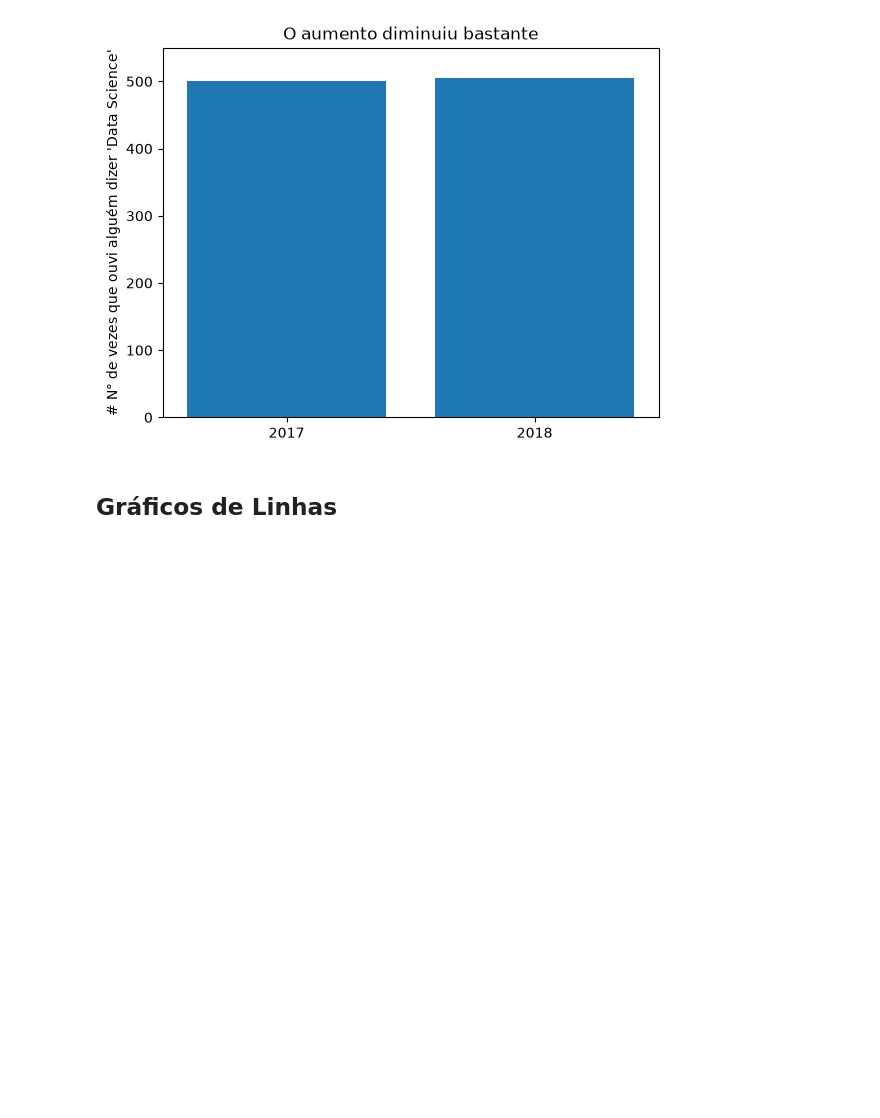
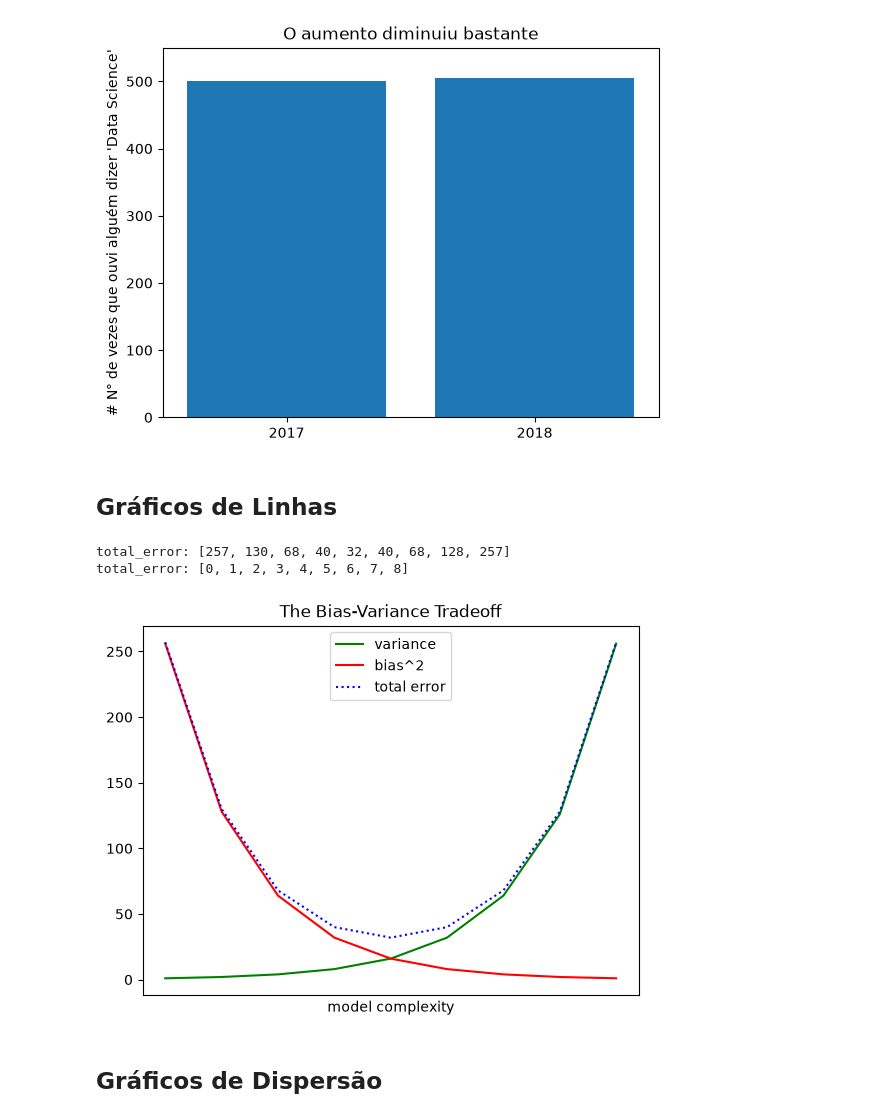
Before and after one commit to AndreLuis0106/data_science_do_zero, a Jupyter notebook: capitulo_3_visualizando_dados/cap_3.ipynb, the cells around one changed output. Saved outputs shown, nothing was run; the diff lists cells and outputs as text; code cells hidden in the pictures; blank space fills up the shorter version.

```diff
--- a/capitulo_3_visualizando_dados/cap_3.ipynb
+++ b/capitulo_3_visualizando_dados/cap_3.ipynb
@@ -74,3 +74,28 @@ plt.show()
 [figure]
 # %% [markdown]
 ## Gráficos de Linhas
+# %%
+variance = [1, 2, 4, 8, 16, 32, 64, 126, 256]
+bias_squared = [256, 128, 64, 32, 16, 8, 4, 2, 1]
+total_error = [x + y for x, y in zip(variance, bias_squared)]
+xs = [i for i, _ in enumerate(variance)]
+
+print(f"total_error: {total_error}")
+print(f"total_error: {xs}")
+# %% [output]
+total_error: [257, 130, 68, 40, 32, 40, 68, 128, 257]
+total_error: [0, 1, 2, 3, 4, 5, 6, 7, 8]
+# %%
+plt.plot(xs, variance, 'g-', label = "variance")
+plt.plot(xs, bias_squared, 'r-', label = "bias^2")
+plt.plot(xs, total_error, 'b:', label = "total error")
+
+plt.legend(loc=9)
+plt.xlabel("model complexity")
+plt.xticks([])
+plt.title("The Bias-Variance Tradeoff")
+plt.show()
+# %% [output]
+[figure, added]
+# %% [markdown]
+## Gráficos de Dispersão
```
Also changed, not shown: parts of 4 cells of this notebook, 8 other files.
